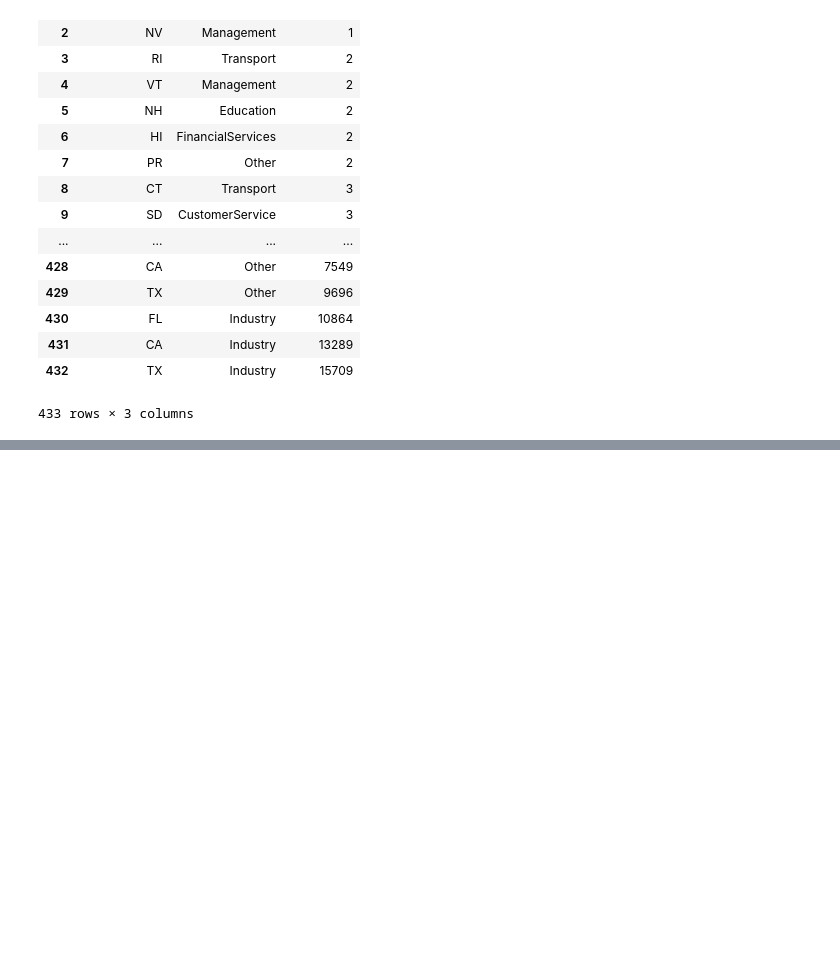
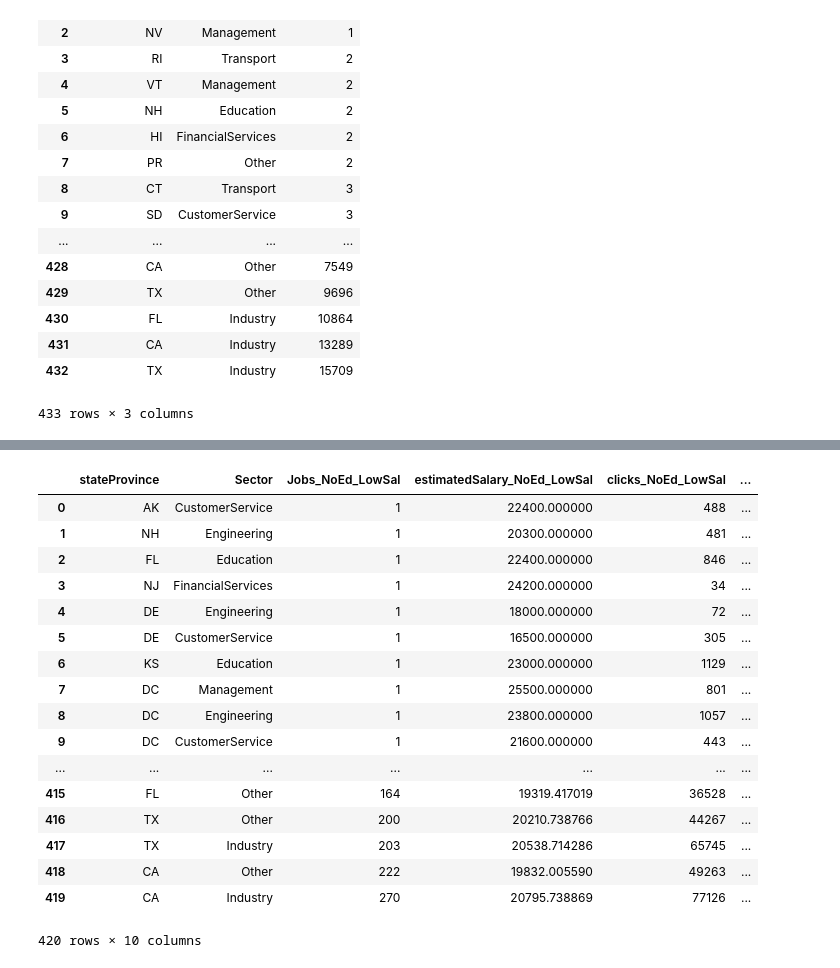
Before and after one commit to zoro666/datafest2018, a Jupyter notebook: education-salary-correlation.ipynb, the cells around one changed output, grey strips where cells are left out. Cells and saved outputs as stored; diff of their text form; code cells hidden in the pictures; blank space fills up the shorter version.

```diff
--- a/education-salary-correlation.ipynb
+++ b/education-salary-correlation.ipynb
@@ -228,0 +272,25 @@ def create_miniframes(df):
+# %%
+df3.columns = ['stateProvince','Sector','Jobs_NoEd_MedSal','estimatedSalary_NoEd_MedSal','clicks_NoEd_MedSal','localClicks_NoEd_MedSal']
+# %%
+df4 = pd.merge(df2,df3,on=['stateProvince','Sector'])
+# %%
+df4
+# %% [output]
+|  | stateProvince | Sector | Jobs_NoEd_LowSal | estimatedSalary_NoEd_LowSal | clicks_NoEd_LowSal | ... |
+| 0 | AK | CustomerService | 1 | 22400.000000 | 488 | ... |
+| 1 | NH | Engineering | 1 | 20300.000000 | 481 | ... |
+| 2 | FL | Education | 1 | 22400.000000 | 846 | ... |
+| 3 | NJ | FinancialServices | 1 | 24200.000000 | 34 | ... |
+| 4 | DE | Engineering | 1 | 18000.000000 | 72 | ... |
+| 5 | DE | CustomerService | 1 | 16500.000000 | 305 | ... |
+| 6 | KS | Education | 1 | 23000.000000 | 1129 | ... |
+| 7 | DC | Management | 1 | 25500.000000 | 801 | ... |
+| 8 | DC | Engineering | 1 | 23800.000000 | 1057 | ... |
+| 9 | DC | CustomerService | 1 | 21600.000000 | 443 | ... |
+| ... | ... | ... | ... | ... | ... | ... |
+| 415 | FL | Other | 164 | 19319.417019 | 36528 | ... |
+| 416 | TX | Other | 200 | 20210.738766 | 44267 | ... |
+| 417 | TX | Industry | 203 | 20538.714286 | 65745 | ... |
+| 418 | CA | Other | 222 | 19832.005590 | 49263 | ... |
+| 419 | CA | Industry | 270 | 20795.738869 | 77126 | ... |
+420 rows × 10 columns
```
Also changed, not shown: parts of 8 cells of this notebook, 1 other file.
